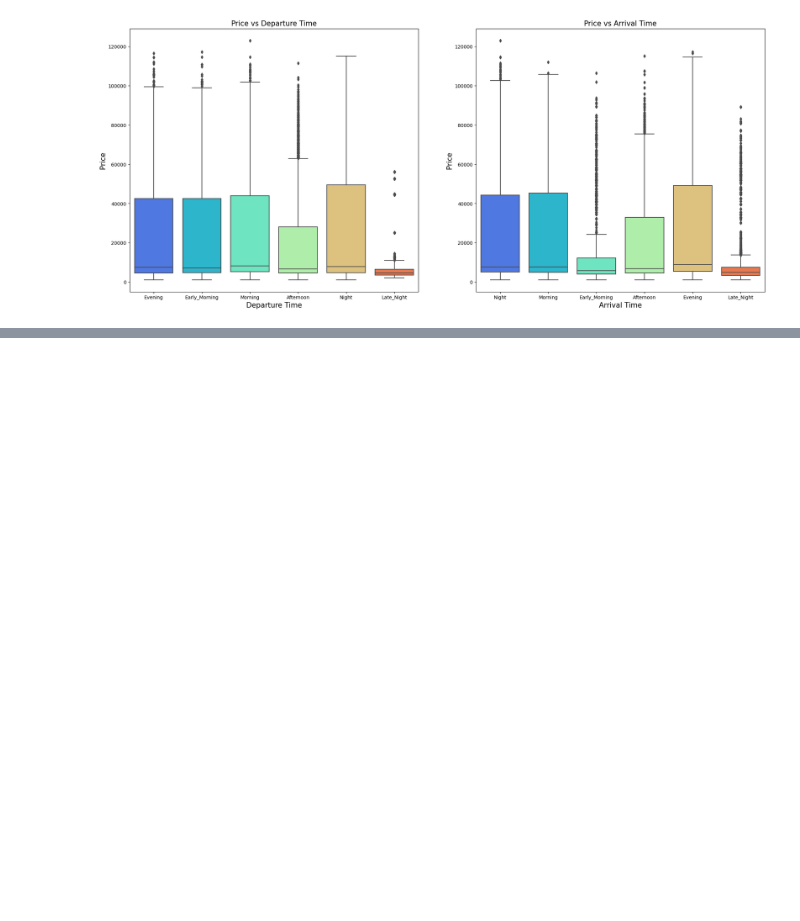
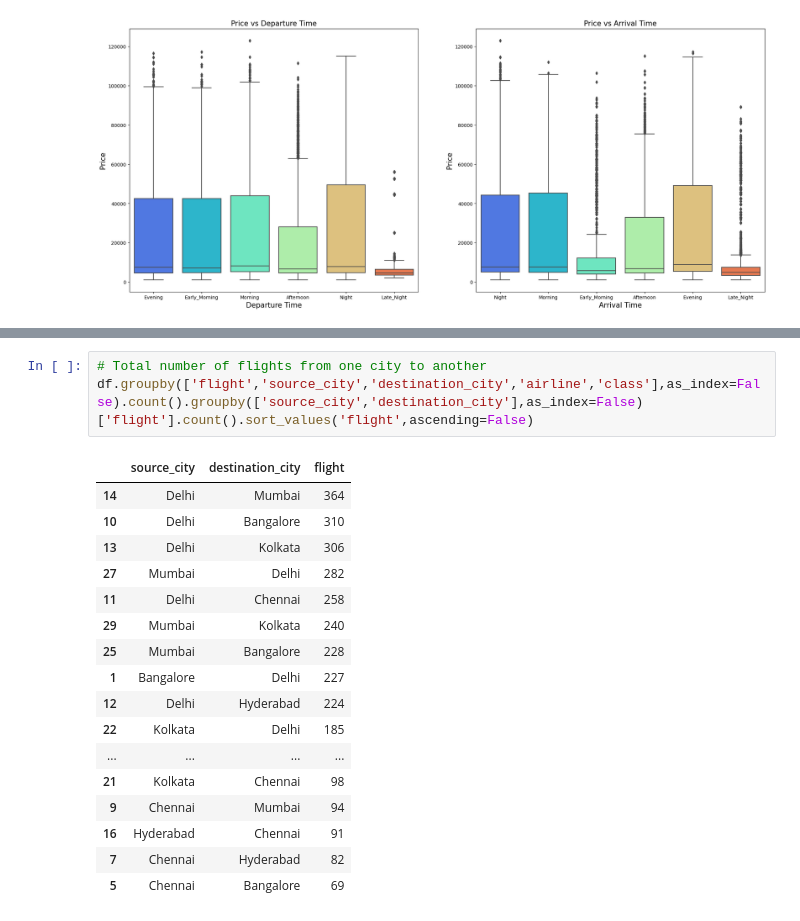
Before and after one commit to unclethien/Flight-Price-Prediction-Project, a Jupyter notebook: data analysis.ipynb, the cells around one changed output, grey strips where cells are left out. Cells and saved outputs as stored; diff of their text form; blank space fills up the shorter version.

```diff
--- a/data analysis.ipynb
+++ b/data analysis.ipynb
@@ -273,0 +280,21 @@ plt.show()
+# %%
+# Total number of flights from one city to another
+df.groupby(['flight','source_city','destination_city','airline','class'],as_index=False).count().groupby(['source_city','destination_city'],as_index=False)['flight'].count().sort_values('flight',ascending=False)
+# %% [output]
+|  | source_city | destination_city | flight |
+| 14 | Delhi | Mumbai | 364 |
+| 10 | Delhi | Bangalore | 310 |
+| 13 | Delhi | Kolkata | 306 |
+| 27 | Mumbai | Delhi | 282 |
+| 11 | Delhi | Chennai | 258 |
+| 29 | Mumbai | Kolkata | 240 |
+| 25 | Mumbai | Bangalore | 228 |
+| 1 | Bangalore | Delhi | 227 |
+| 12 | Delhi | Hyderabad | 224 |
+| 22 | Kolkata | Delhi | 185 |
+| ... | ... | ... | ... |
+| 21 | Kolkata | Chennai | 98 |
+| 9 | Chennai | Mumbai | 94 |
+| 16 | Hyderabad | Chennai | 91 |
+| 7 | Chennai | Hyderabad | 82 |
+| 5 | Chennai | Bangalore | 69 |
```
Also changed, not shown: parts of 11 cells of this notebook.
